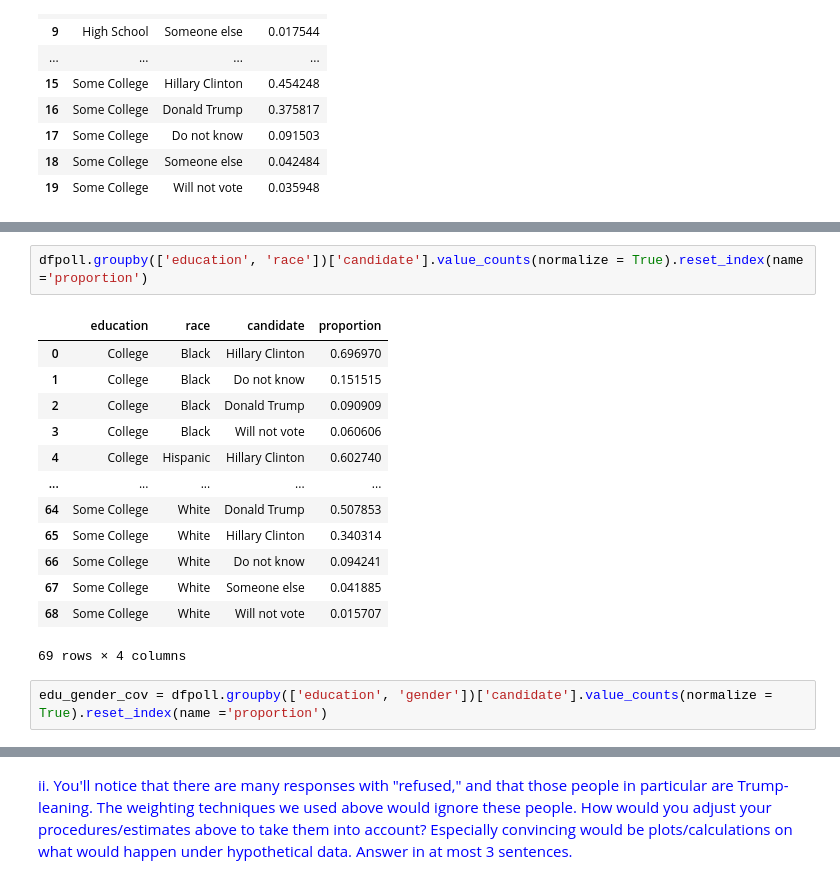
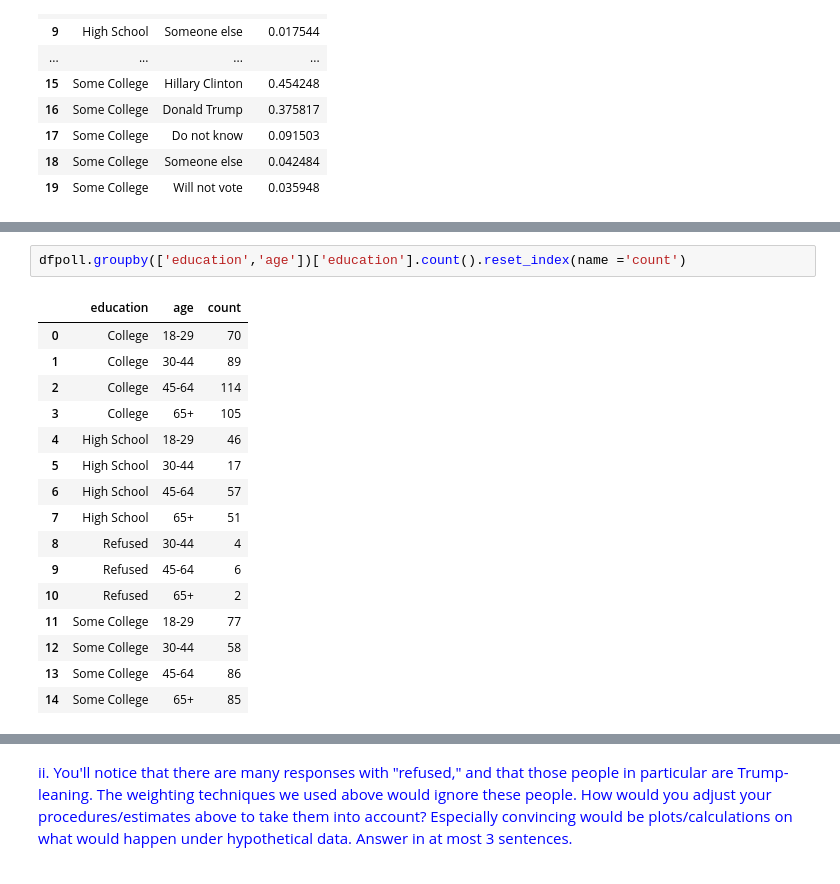
Before and after one commit to martinsun0/People-Data-Systems, a Jupyter notebook: HW1/HW1_assignment.ipynb, the cells around one changed output, grey strips where cells are left out. Drawn from its saved outputs; the diff is of its cells as text.

```diff
--- a/HW1/HW1_assignment.ipynb
+++ b/HW1/HW1_assignment.ipynb
@@ -500,18 +566,19 @@ dfpoll.groupby(['education'])['candidate'].value_counts(normalize = True).reset_
 # %%
-dfpoll.groupby(['education', 'race'])['candidate'].value_counts(normalize = True).reset_index(name ='proportion')
+dfpoll.groupby(['education','age'])['education'].count().reset_index(name ='count')
 # %% [output]
-|  | education | race | candidate | proportion |
-| 0 | College | Black | Hillary Clinton | 0.696970 |
-| 1 | College | Black | Do not know | 0.151515 |
-| 2 | College | Black | Donald Trump | 0.090909 |
-| 3 | College | Black | Will not vote | 0.060606 |
-| 4 | College | Hispanic | Hillary Clinton | 0.602740 |
-| ... | ... | ... | ... | ... |
-| 64 | Some College | White | Donald Trump | 0.507853 |
-| 65 | Some College | White | Hillary Clinton | 0.340314 |
-| 66 | Some College | White | Do not know | 0.094241 |
-| 67 | Some College | White | Someone else | 0.041885 |
-| 68 | Some College | White | Will not vote | 0.015707 |
+|  | education | age | count |
+| 0 | College | 18-29 | 70 |
+| 1 | College | 30-44 | 89 |
+| 2 | College | 45-64 | 114 |
+| 3 | College | 65+ | 105 |
+| 4 | High School | 18-29 | 46 |
+| 5 | High School | 30-44 | 17 |
+| 6 | High School | 45-64 | 57 |
+| 7 | High School | 65+ | 51 |
+| 8 | Refused | 30-44 | 4 |
+| 9 | Refused | 45-64 | 6 |
+| 10 | Refused | 65+ | 2 |
+| 11 | Some College | 18-29 | 77 |
+| 12 | Some College | 30-44 | 58 |
+| 13 | Some College | 45-64 | 86 |
+| 14 | Some College | 65+ | 85 |
-69 rows × 4 columns
-# %%
-edu_gender_cov = dfpoll.groupby(['education', 'gender'])['candidate'].value_counts(normalize = True).reset_index(name ='proportion')
```
Also changed, not shown: parts of 52 cells of this notebook, 2 other files.
